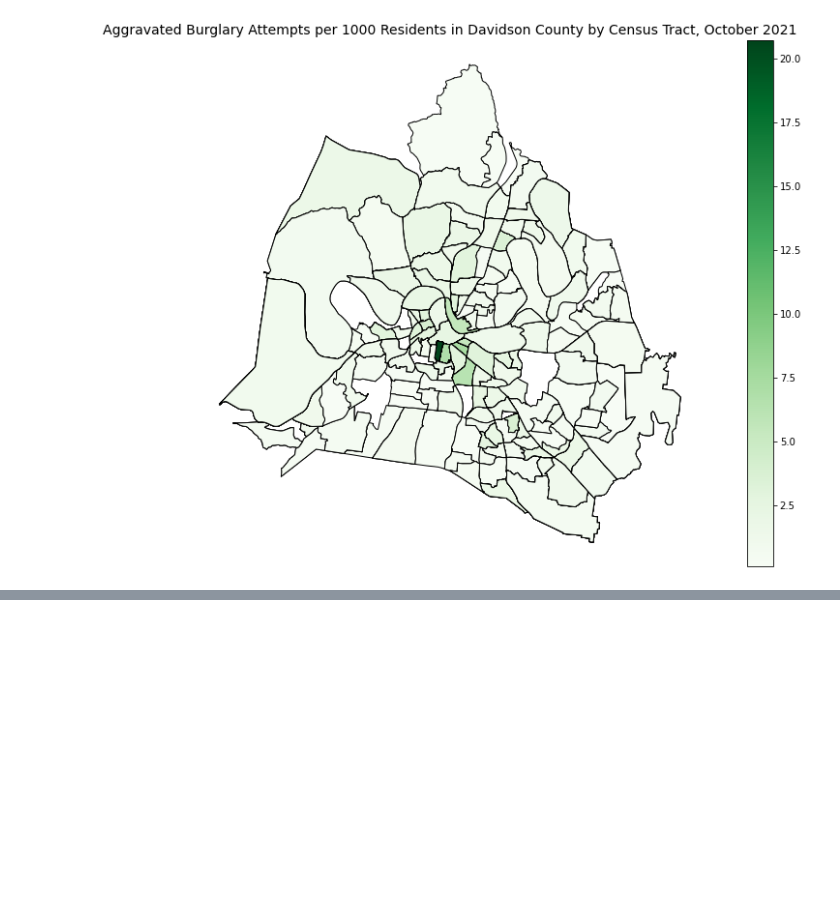
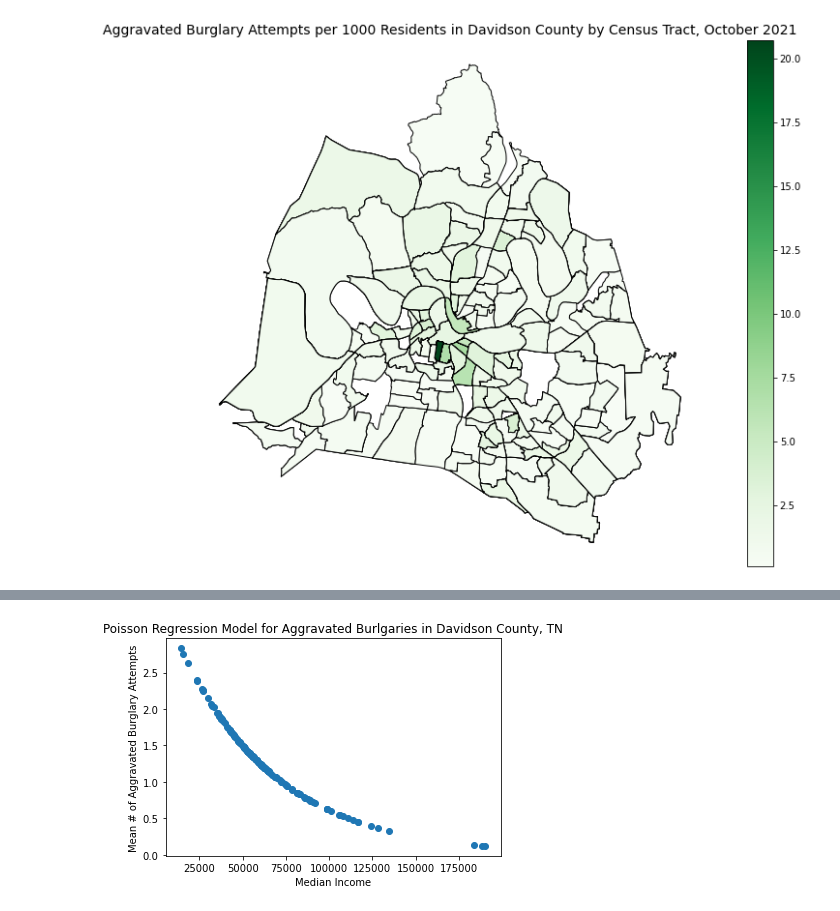
Before and after one commit to jrioross/nashville-burglaries, a Jupyter notebook: notebooks/Habeeb-Branch.ipynb, the cells around one changed output, grey strips where cells are left out. Drawn from its saved outputs; the diff is of its cells as text; code cells hidden in the pictures; blank space fills up the shorter version.

```diff
--- a/notebooks/Habeeb-Branch.ipynb
+++ b/notebooks/Habeeb-Branch.ipynb
@@ -142,10 +155,11 @@ tn = tn.drop(index=[33,573,574,575])
 # %%
 # Determine total count per census tract
 count = tn['TRACT_NAME'].value_counts().to_dict()
-total_burglary_count = tn['TRACT_NAME'].map(count)
+burglary_count = tn['TRACT_NAME'].map(count)
+tn['burglary_count'] = burglary_count
 
 # Create column with burglaries per 1000 residents
-tn['burglaries_per_1000'] = total_burglary_count / (tn["population"] / 1000)
+tn['burglaries_per_1000'] = tn['burglary_count'] / (tn["population"] / 1000)
 # %%
 # Create choropleth for burglary attempts per 1000 residents
 fig, ax = plt.subplots(figsize=(16,10))
@@ -161,0 +178,3 @@ ax.axis('off');
+# %%
+# Create condensed dataframe for regression models
+tn_condensed = tn.drop_duplicates(subset='TRACT_NAME')
@@ -161,0 +235,10 @@ ax.axis('off');
+# %%
+# Plot Poisson regression results from previous cell
+x = tn_condensed['median_income']
+y_poisson = np.exp(1.2970 - (.00001791*x))
+plt.scatter(x, y_poisson)
+plt.title("Poisson Regression Model for Aggravated Burlgaries in Davidson County, TN")
+plt.xlabel("Median Income")
+plt.ylabel("Mean # of Aggravated Burglary Attempts");
+# %% [output]
+[figure, added]
```
Also changed, not shown: parts of 10 cells of this notebook.
